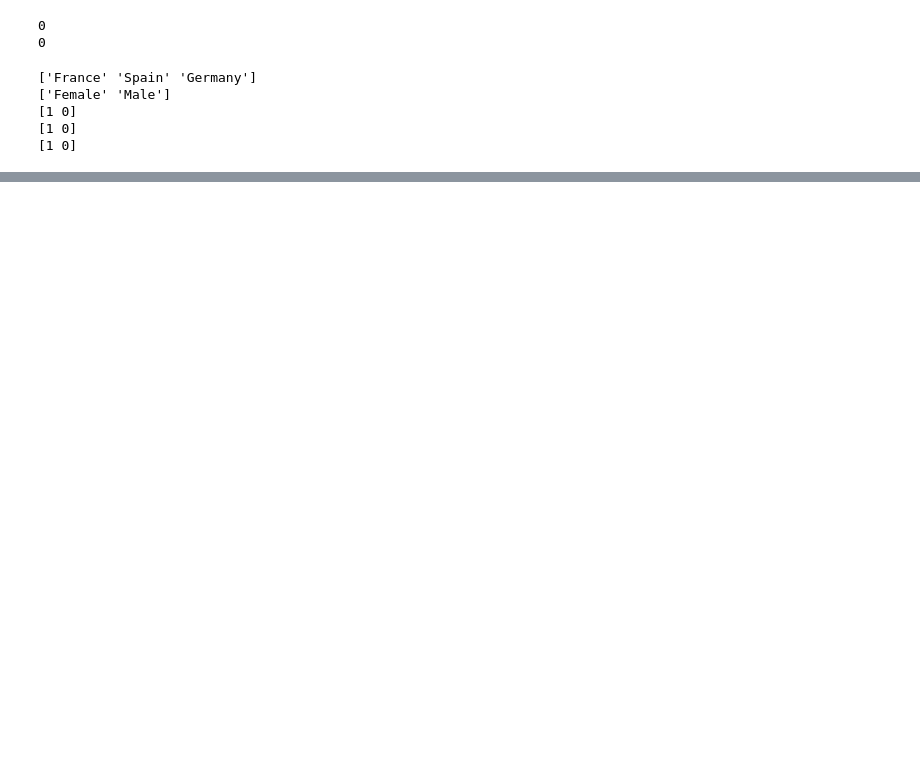
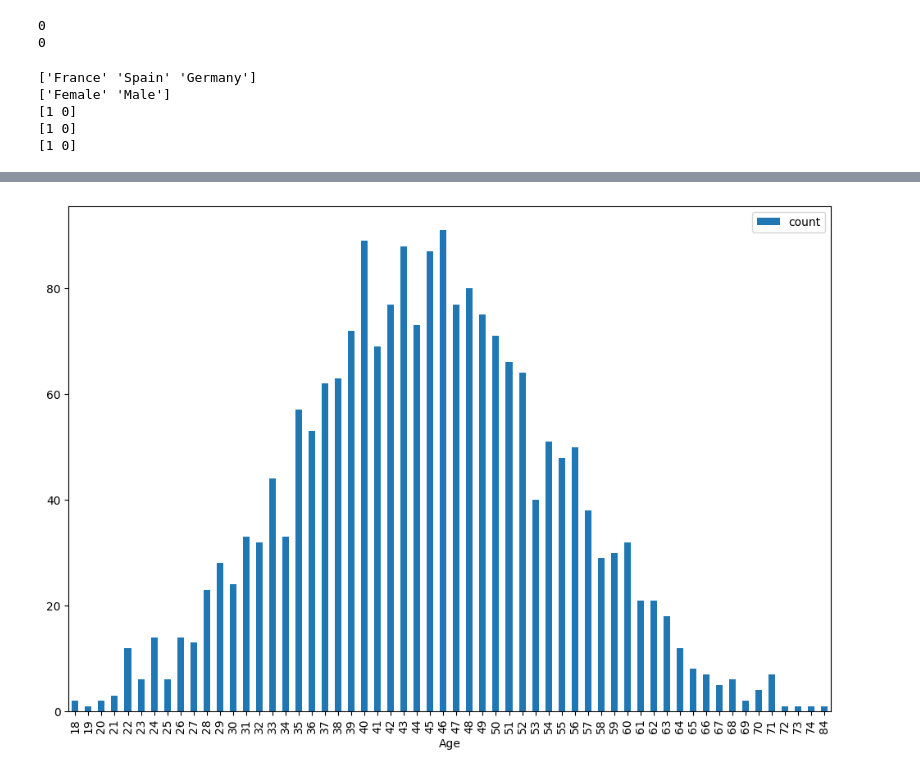
Before and after one commit to uastrova/Bank-Customer-Churn-Analysis, a Jupyter notebook: bank-customer-churn-prediction.ipynb, the cells around one changed output, grey strips where cells are left out. Cells and saved outputs as stored; diff of their text form; code cells hidden in the pictures; blank space fills up the shorter version.

```diff
--- a/bank-customer-churn-prediction.ipynb
+++ b/bank-customer-churn-prediction.ipynb
@@ -171,0 +225,5 @@ df = df[df['EstimatedSalary']>1160]
+# %%
+# преобразуем категориальные переменные с помощью OneHotEncoding для дальнейшего анализа
+df['Geography_2']=df['Geography']
+df['Gender_2']=df['Gender']
+df = pd.get_dummies(df, columns = ['Geography_2', 'Gender_2'])
@@ -171,0 +239,7 @@ df = df[df['EstimatedSalary']>1160]
+# %%
+df = df.rename (
+    columns = ({
+        'Geography_2_France':'France', 'Geography_2_Germany':'Germany','Geography_2_Spain':'Spain',
+        'Gender_2_Female':'Female', 'Gender_2_Male':'Male'
+    }))
+df.head()
@@ -171,0 +258,5 @@ df = df[df['EstimatedSalary']>1160]
+# %%
+df[df['Exited']==1]['Age'].value_counts().reset_index().rename(columns={'index':'age', 'age':'count'}).\
+sort_values(by='Age').plot(kind='bar', figsize = (12,8), x = 'Age', y = 'count');
+# %% [output]
+[figure, added]
```
Also changed, not shown: parts of 46 cells of this notebook.
